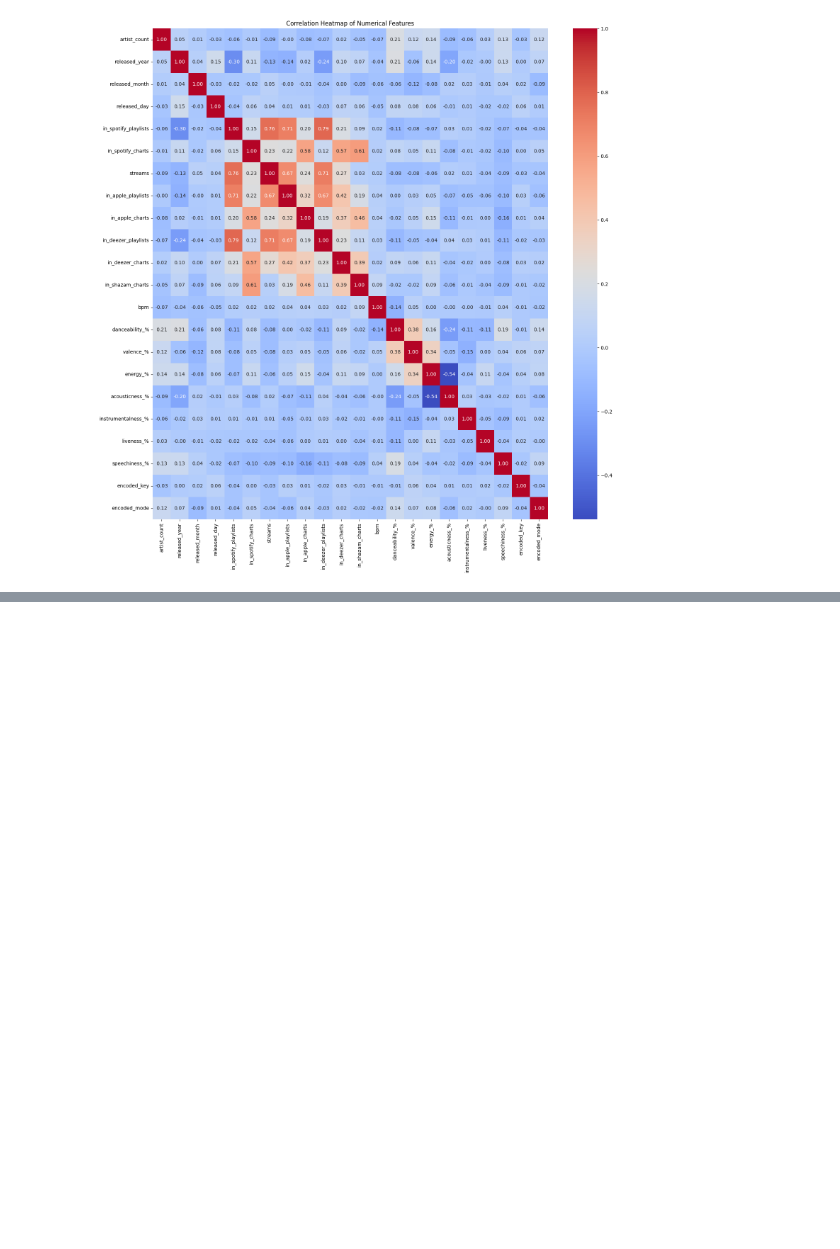
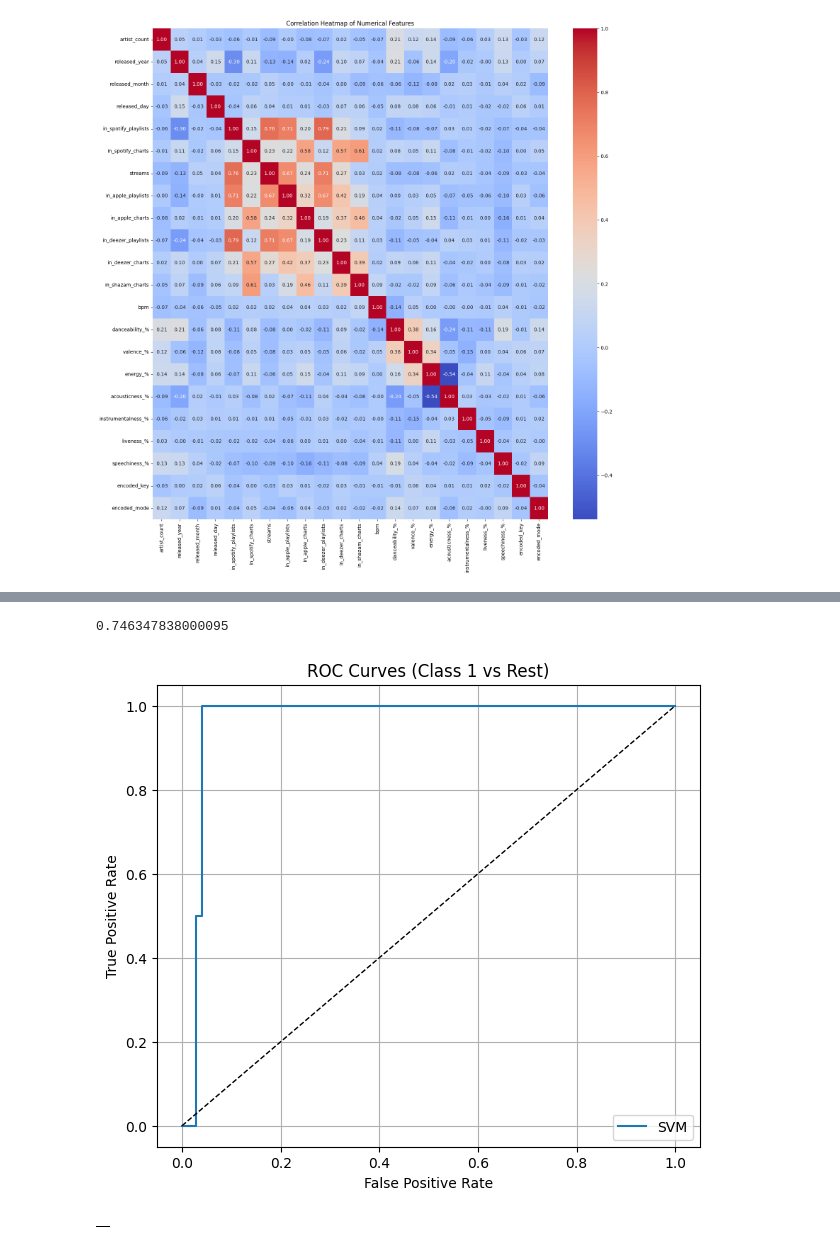
Before and after one commit to michellemenor/DS3000Project, a Jupyter notebook: SVM Training Model.ipynb, the cells around one changed output, grey strips where cells are left out. Saved outputs shown, nothing was run; the diff lists cells and outputs as text; code cells hidden in the pictures; blank space fills up the shorter version.

Commit message:
Added ROC curve graph and AUC analysis

```diff
--- a/SVM Training Model.ipynb
+++ b/SVM Training Model.ipynb
@@ -369,0 +327,39 @@ weighted avg       0.01      0.04      0.02        75
+# %%
+
+# Ensure test labels are binarized for multi-class AUC computation
+classes = sorted(y_test.unique())
+y_test_bin = label_binarize(y_test, classes=classes)
+
+# Store ROC data and AUCs
+roc_data = {}
+auc_results = []
+
+# Get predicted probabilities
+y_prob = svm_rbf_clf.predict_proba(X_test)
+
+# Compute ROC curve for one representative class (e.g., class 1)
+class_index = 1 if 1 in classes else 0
+fpr, tpr, _ = roc_curve(y_test_bin[:, class_index], y_prob[:, class_index])
+
+# Compute macro-average AUC
+auc_macro = roc_auc_score(y_test_bin, y_prob, average="macro", multi_class="ovr")
+print(auc_macro)
+
+# Create ROC plot (for class 1 vs rest)
+plt.figure(figsize=(7, 6))
+plt.plot(fpr, tpr, label="SVM")
+plt.plot([0, 1], [0, 1], "k--", lw=1)
+plt.xlabel("False Positive Rate")
+plt.ylabel("True Positive Rate")
+plt.title("ROC Curves (Class 1 vs Rest)")
+plt.legend(loc="lower right")
+plt.grid(True)
+plt.show()
+
+# Display AUC summary table
+auc_df = pd.DataFrame(auc_results)
+display(auc_df)
+# %% [output]
+0.746347838000095
+[figure, added]
+|  |
```
Also changed, not shown: parts of 5 cells of this notebook.
